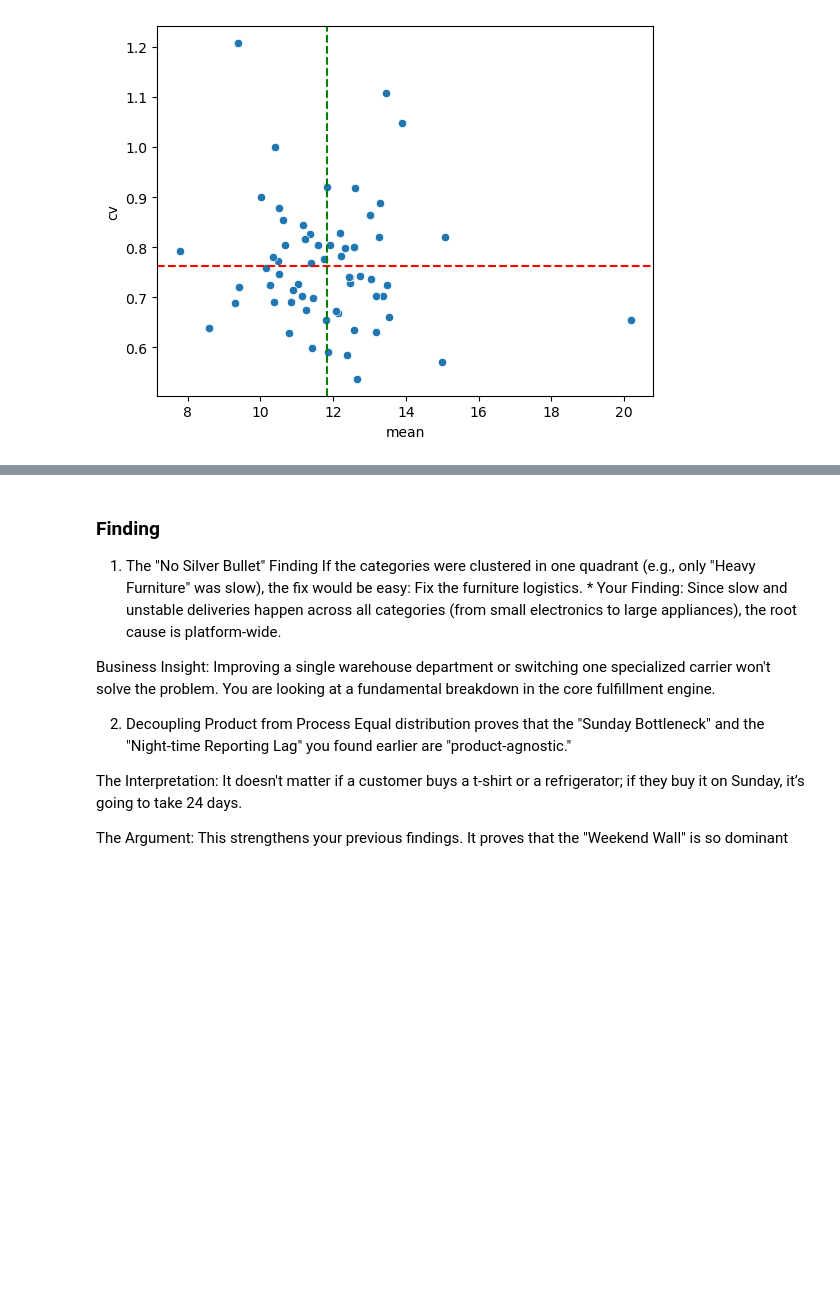
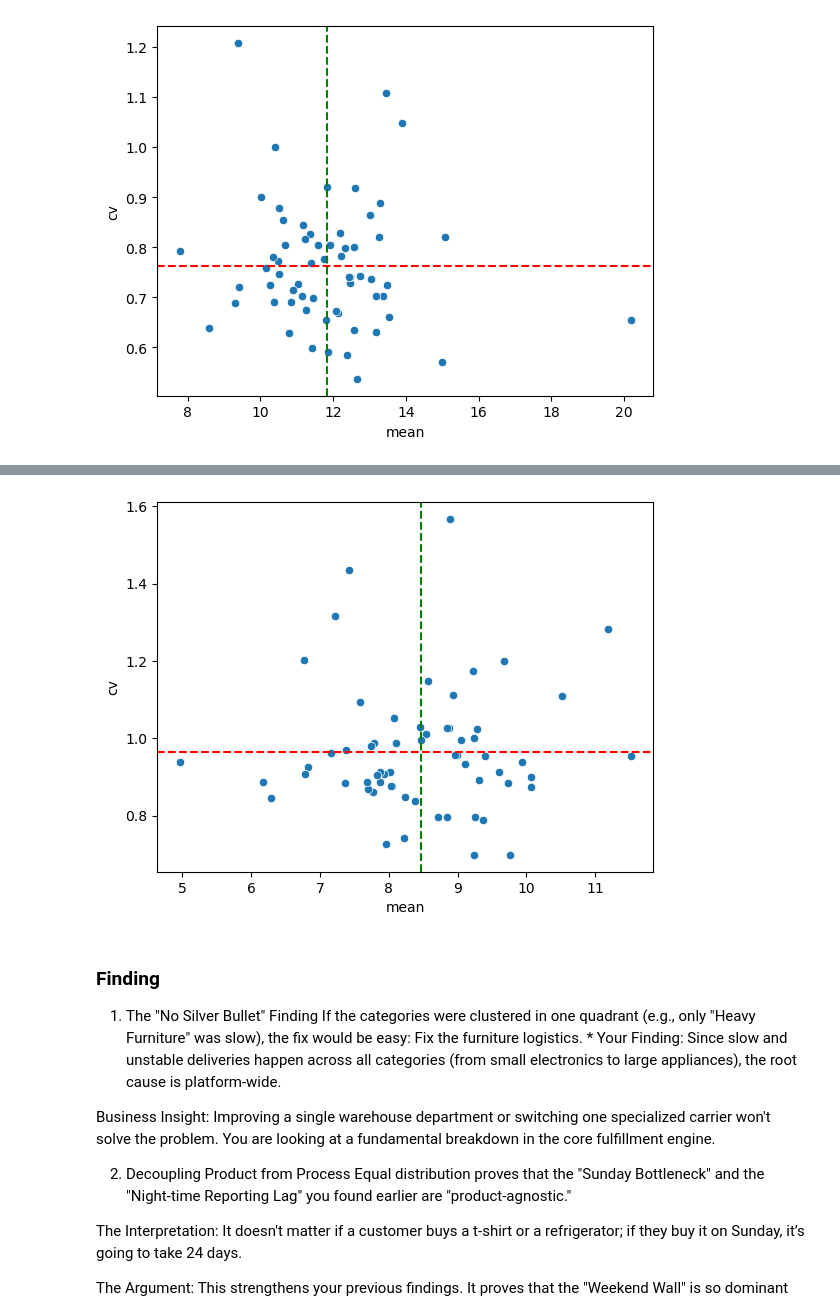
Before and after one commit to yunwe/olist-logistics-efficiency, a Jupyter notebook: notebooks/Product Category.ipynb, the cells around one changed output, grey strips where cells are left out. Drawn from its saved outputs; the diff is of its cells as text; code cells hidden in the pictures; blank space fills up the shorter version.

```diff
--- a/notebooks/Product Category.ipynb
+++ b/notebooks/Product Category.ipynb
@@ -76,0 +82,22 @@ plt.show()
+# %%
+df = dataset[['product_category_name']].copy()
+df['total_days'] = dataset['carrier_to_customer_time'].dt.days
+
+"""
+First, group by category and calculate the "Big Three" metrics:
+    Mean (Average),
+    Median (Middle ground, resistant to outliers),
+    and Standard Deviation (Consistency).
+"""
+df = df.groupby('product_category_name')['total_days'].agg(['mean', 'median', 'std', 'count']).sort_values(by='mean', ascending=False)
+
+"""
+Focus only on categories with enough data (e.g., more than 30 orders)
+"""
+df = df[df['count'] > 30]
+
+"""
+add coefficient of variation
+"""
+df['cv'] = df['std'] / df['mean']
+df.head(5)
@@ -77,3 +122,20 @@ plt.show()
+# %%
+# Create a scatter plot
+sns.scatterplot(data=df, x="mean", y="cv")
+
+y_mean = df['cv'].mean()
+x_mean = df['mean'].mean()
+
+# Add horizontal line at the mean of y
+plt.axhline(y=y_mean, color='r', linestyle='--')
+
+# Add vertical line at the mean of x
+plt.axvline(x=x_mean, color='g', linestyle='--')
+
+# Display the plot
+plt.show()
+# %% [output]
+[figure, added]
 # %% [markdown]
 ### Finding
 1. The "No Silver Bullet" Finding
```
Also changed, not shown: parts of 7 cells of this notebook, 18 other files.
